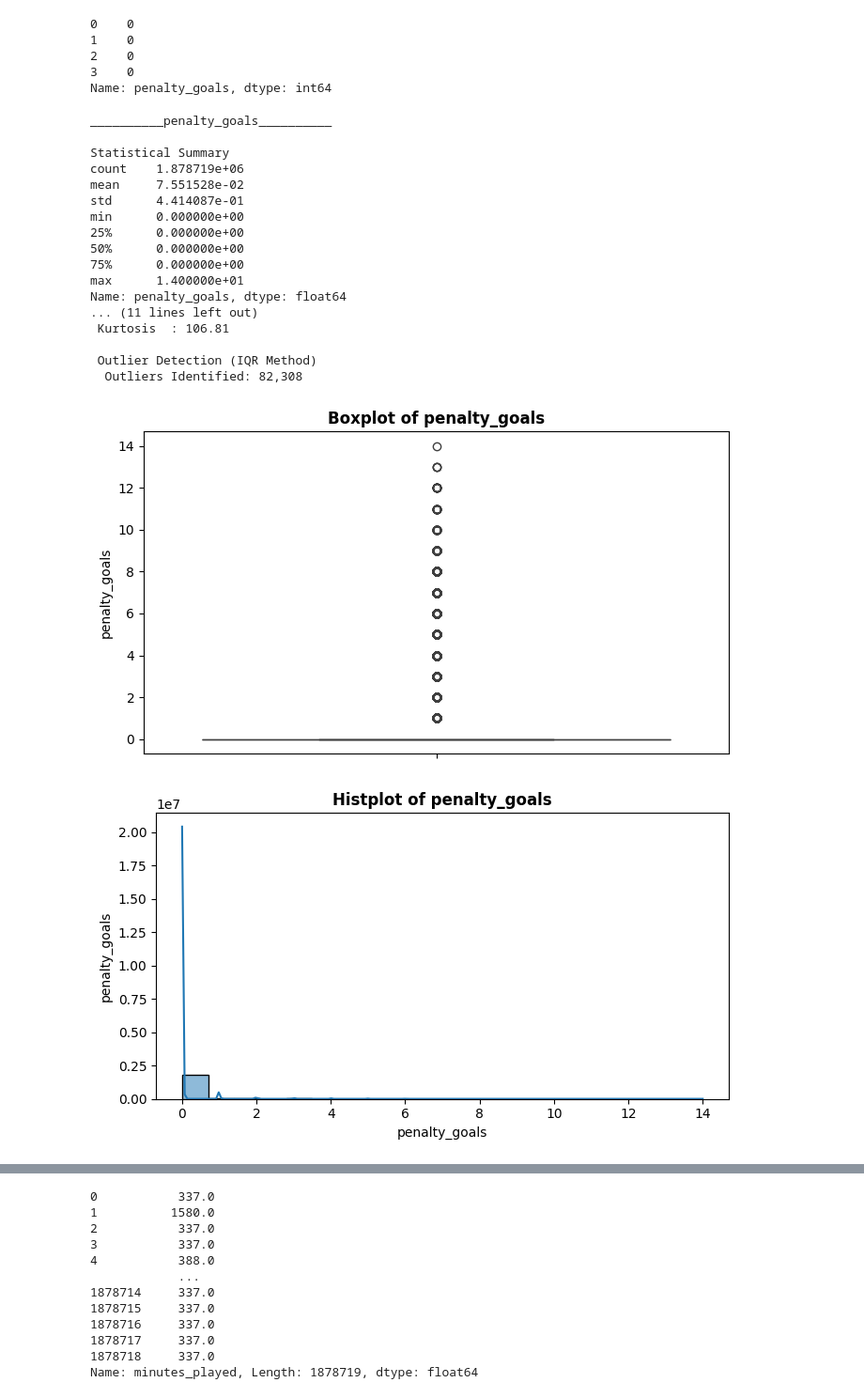
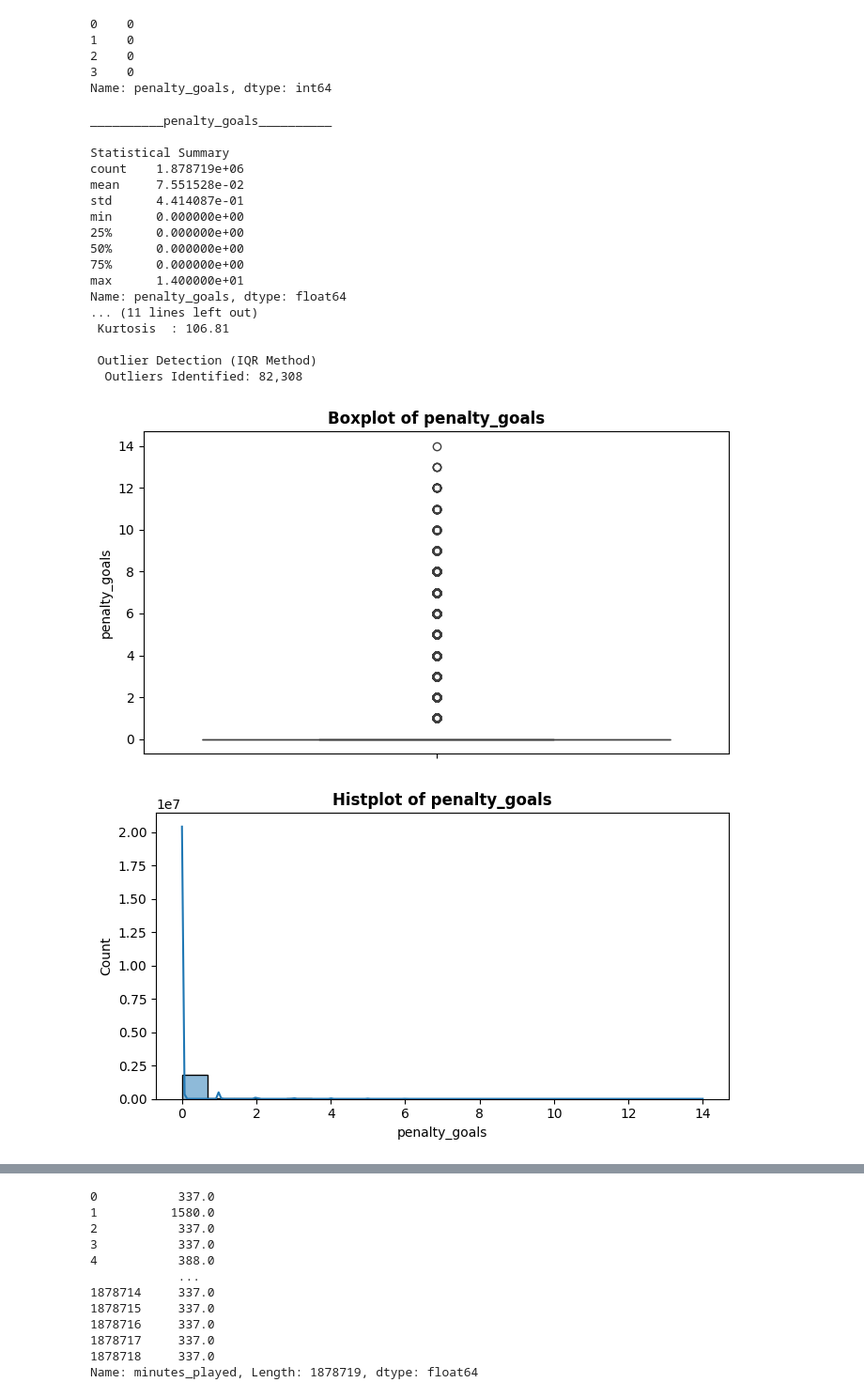
Before and after one commit to ariyan378/Football-Data_Analysis, a Jupyter notebook: Football.ipynb, the cells around one changed output, grey strips where cells are left out. Shown at 94% size. Cells and saved outputs as stored; diff of their text form; code cells hidden in the pictures.

```diff
--- a/Football.ipynb
+++ b/Football.ipynb
@@ -913,7 +917,8 @@ def analyze_neumerical(df , col):
     # histplot
     sns.histplot(df[col] , bins=20 , kde=True)
     plt.title(f"Histplot of {col}", weight='bold', fontsize=12)
-    plt.ylabel(col)
+    plt.xlabel(col)
+    plt.ylabel("Count")
     plt.tight_layout()
     plt.show()
 
@@ -1022,7 +1027,8 @@ def analyze_neumerical(df , col):
     # histplot
     sns.histplot(df[col] , bins=20 , kde=True)
     plt.title(f"Histplot of {col}", weight='bold', fontsize=12)
-    plt.ylabel(col)
+    plt.xlabel(col)
+    plt.ylabel("Count")
     plt.tight_layout()
     plt.show()
 
@@ -1129,7 +1135,8 @@ def analyze_neumerical(df , col):
     # histplot
     sns.histplot(df[col] , bins=20 , kde=True)
     plt.title(f"Histplot of {col}", weight='bold', fontsize=12)
-    plt.ylabel(col)
+    plt.xlabel(col)
+    plt.ylabel("Count")
     plt.tight_layout()
     plt.show()
 
@@ -1236,7 +1243,8 @@ def analyze_neumerical(df , col):
     # histplot
     sns.histplot(df[col] , bins=20 , kde=True)
     plt.title(f"Histplot of {col}", weight='bold', fontsize=12)
-    plt.ylabel(col)
+    plt.xlabel(col)
+    plt.ylabel("Count")
     plt.tight_layout()
     plt.show()
 
@@ -1342,33 +1350,34 @@ def analyze_neumerical(df , col):
 
     plt.figure(figsize=(7,4))
     # histplot
     sns.histplot(df[col] , bins=20 , kde=True)
     plt.title(f"Histplot of {col}", weight='bold', fontsize=12)
-    plt.ylabel(col)
+    plt.xlabel(col)
+    plt.ylabel("Count")
     plt.tight_layout()
     plt.show()
 
 
 
 analyze_neumerical(df , 'penalty_goals')
 # %% [output]
 __________penalty_goals__________
 
 Statistical Summary
 count    1.878719e+06
 mean     7.551528e-02
 std      4.414087e-01
 min      0.000000e+00
 25%      0.000000e+00
 50%      0.000000e+00
 75%      0.000000e+00
 max      1.400000e+01
 Name: penalty_goals, dtype: float64
 ... (11 lines left out)
  Kurtosis  : 106.81
 
  Outlier Detection (IQR Method)
   Outliers Identified: 82,308
 [figure]
-[figure, old version]
+[figure, new version]
 # %% [markdown]
```
Also changed, not shown: parts of 38 cells of this notebook.
